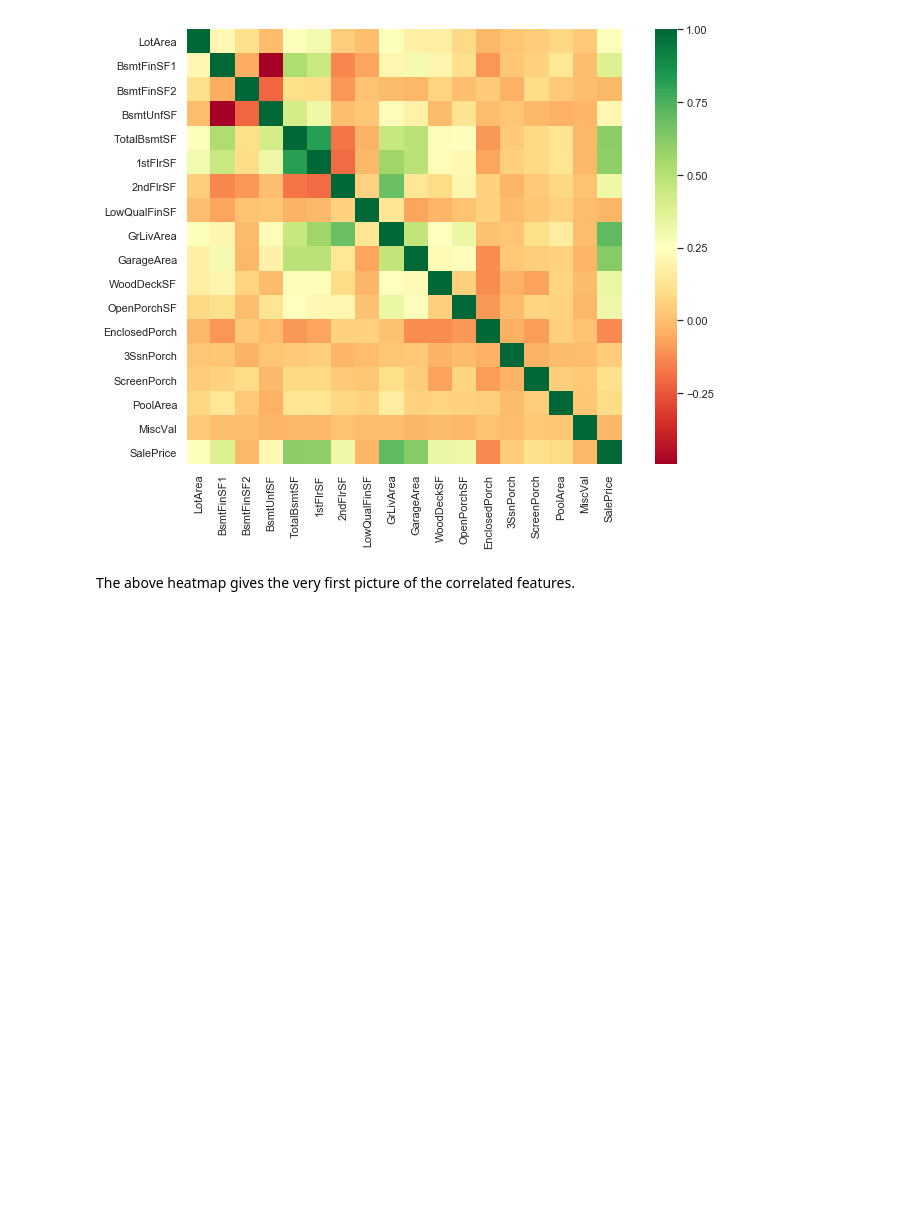
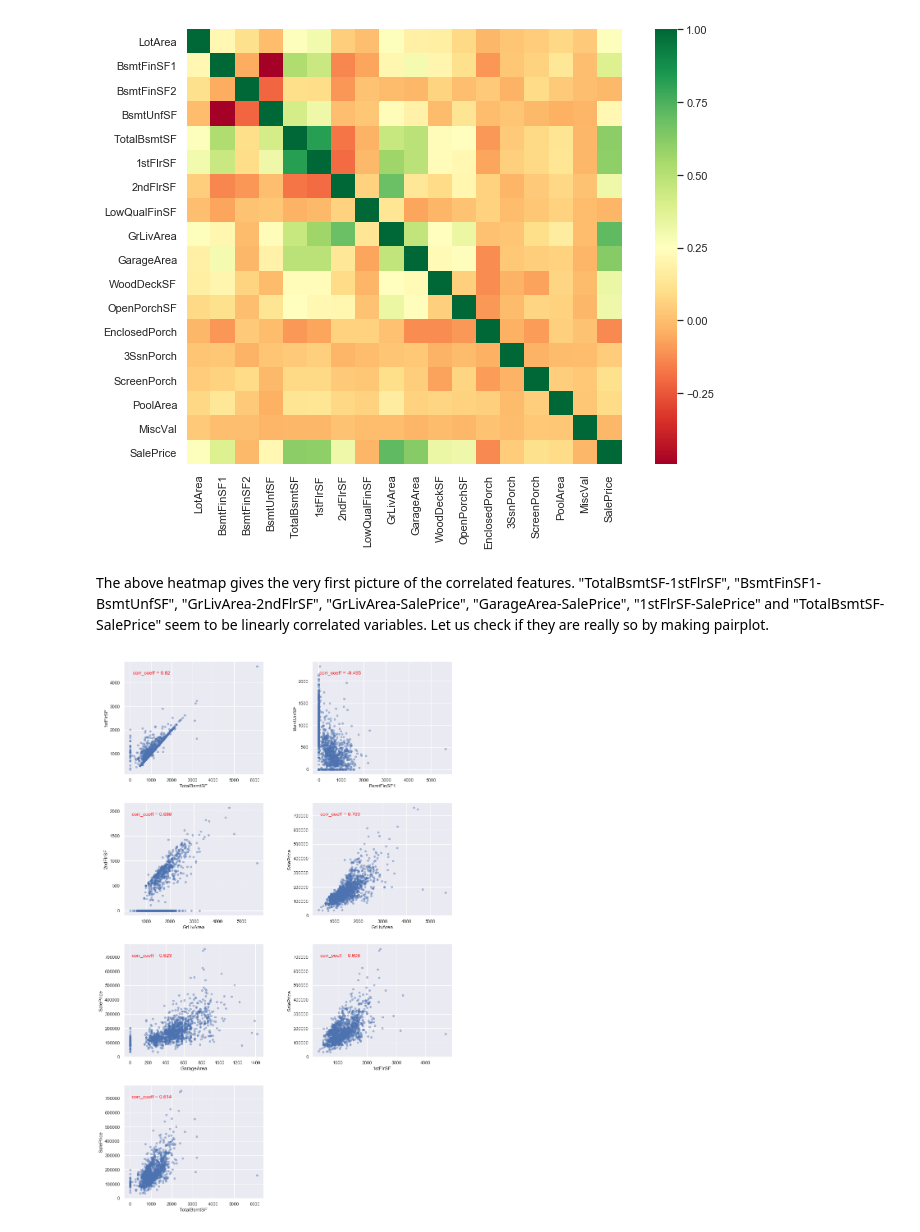
Before and after one commit to SaffetGokcenSen/Ames_Housing_Dataset_Analysis, a Jupyter notebook: house_pricing.ipynb, the cells around one changed output. Saved outputs shown, nothing was run; the diff lists cells and outputs as text; code cells hidden in the pictures; blank space fills up the shorter version.

Commit message:
examination of features linearly correlated above the average

```diff
--- a/house_pricing.ipynb
+++ b/house_pricing.ipynb
@@ -306,5 +304,26 @@ sns.heatmap(train_data[numeric_features].corr(), square=True, cmap='RdYlGn')
 plt.show()
 # %% [output]
 [figure]
-# %% [markdown]
-The above heatmap gives the very first picture of the correlated features.
+# %% [markdown]
+The above heatmap gives the very first picture of the correlated features. "TotalBsmtSF-1stFlrSF", "BsmtFinSF1-BsmtUnfSF", "GrLivArea-2ndFlrSF", "GrLivArea-SalePrice", "GarageArea-SalePrice", "1stFlrSF-SalePrice" and "TotalBsmtSF-SalePrice" seem to be linearly correlated variables. Let us check if they are really so by making pairplot.
+# %%
+x_var_list = ["TotalBsmtSF", "BsmtFinSF1", "GrLivArea", "GrLivArea", "GarageArea", "1stFlrSF", "TotalBsmtSF"]
+y_var_list = ["1stFlrSF", "BsmtUnfSF", "2ndFlrSF", "SalePrice", "SalePrice", "SalePrice", "SalePrice"]
+# fig = plt.figure()
+for i in range(len(x_var_list)):
+    ax = plt.subplot(4,2,i+1)
+    x_var = train_data[x_var_list[i]].values
+    y_var = train_data[y_var_list[i]].values
+    corr_coeff = np.corrcoef(x_var, y_var)[0, 1]
+    ax.scatter(x_var, y_var, alpha=0.4, s=20)
+    the_text = "corr_coeff = " + repr(np.round(corr_coeff, 3))
+    ax.text(0.2, 0.9, the_text, horizontalalignment='center', verticalalignment='center', transform=ax.transAxes, color="red")
+    plt.xlabel(x_var_list[i])
+    plt.ylabel(y_var_list[i])
+
+plt.subplots_adjust(top=4.82, bottom=0.28, left=0.10, right=1.95, hspace=0.25,
+                    wspace=0.35)
+
+plt.show()
+# %% [output]
+[figure, added]
```
Also changed, not shown: parts of 4 cells of this notebook.
